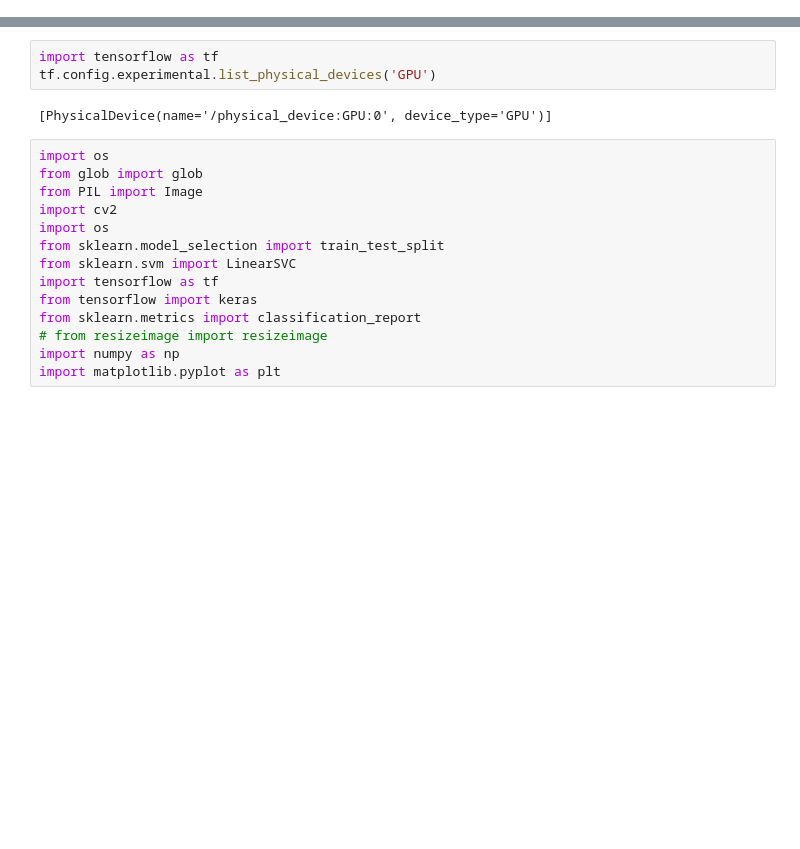
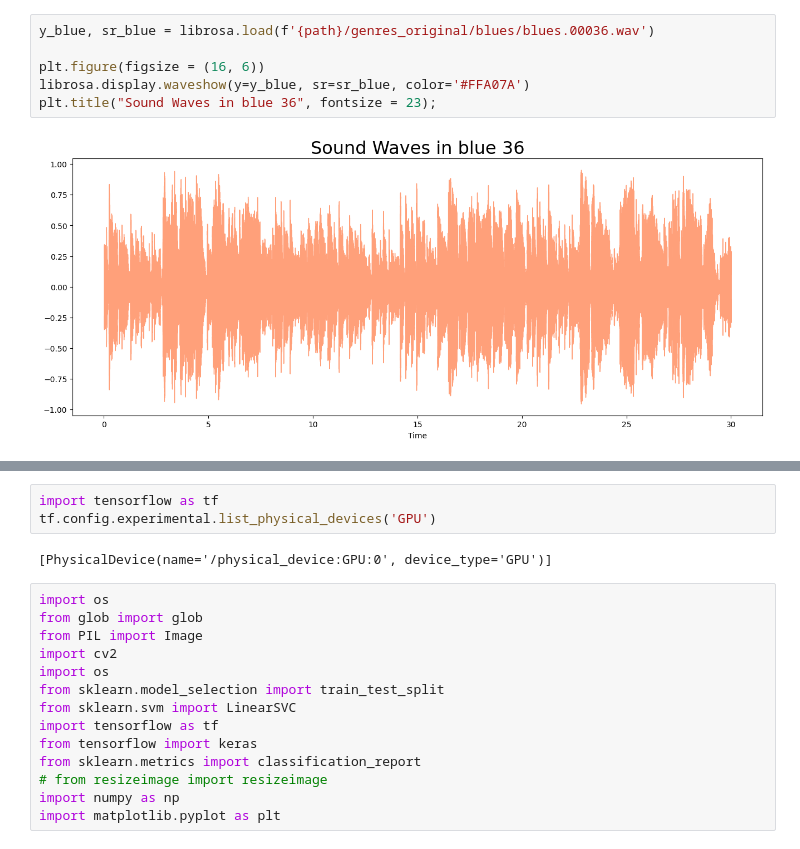
Before and after one commit to esther119/Deep-Learning-Tutorial, a Jupyter notebook: CNN_store.ipynb, the cells around one changed output, grey strips where cells are left out. Saved outputs shown, nothing was run; the diff lists cells and outputs as text; blank space fills up the shorter version.

```diff
--- a/CNN_store.ipynb
+++ b/CNN_store.ipynb
@@ -0,0 +63,8 @@
+# %%
+y_blue, sr_blue = librosa.load(f'{path}/genres_original/blues/blues.00036.wav')
+
+plt.figure(figsize = (16, 6))
+librosa.display.waveshow(y=y_blue, sr=sr_blue, color='#FFA07A')
+plt.title("Sound Waves in blue 36", fontsize = 23);
+# %% [output]
+[figure, added]
```
Also changed, not shown: parts of 81 cells of this notebook.
